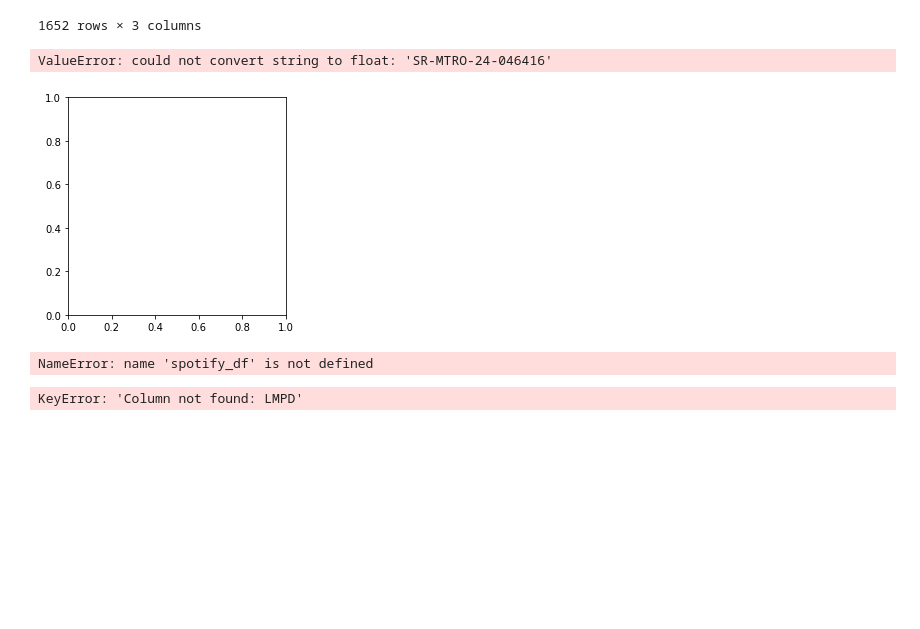
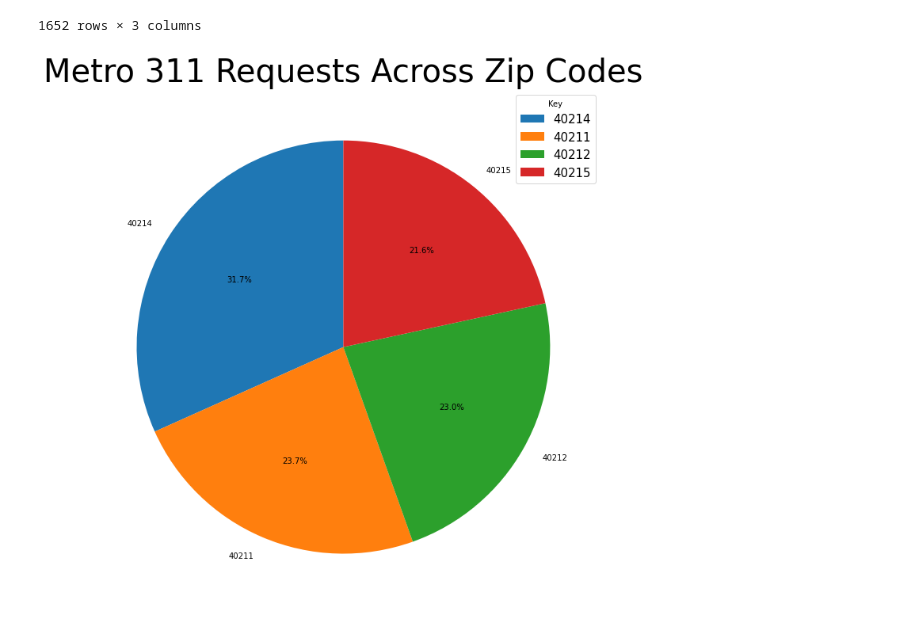
Before and after one commit to ZakM2000/Criminal_Analysis, a Jupyter notebook: Notebooks/LMPD_Crime_Analytics.ipynb, the cells around one changed output. Saved outputs shown, nothing was run; the diff lists cells and outputs as text; code cells hidden in the pictures; blank space fills up the shorter version.

```diff
--- a/Notebooks/LMPD_Crime_Analytics.ipynb
+++ b/Notebooks/LMPD_Crime_Analytics.ipynb
@@ -1321,9 +1354,3 @@ Request_Count3
 | 2 | 40211 | 331 |
 | 3 | 40212 | 320 |
 | 4 | 40215 | 301 |
-# %%
-conn = sqlite3.connect("LMPD_311_Analytics.db")
-Request_Count3 = pd.read_sql("SELECT * FROM Request_Count_3;", conn)
-Request_Count3 = Request_Count3.dropna()
-
-Request_Count3
@@ -1597,35 +1596,27 @@ Local_Crimes
 | 1651 | 99999 | 9 AGGRAVATED ASSAULT | 8 |
 1652 rows × 3 columns
 # %%
+plt.figure(figsize=(20,12))
+plt.gcf().set_facecolor("white")
 plt.pie(
-    LMPD_311_Analytics,
-    labels=None,
-    startangle=110,
-    colors=["Red","Black"],
-    autopct="%1.1f%%")
+    Request_Count3["count"].values,
+    labels=Request_Count3["zip_code"].values,
+    autopct="%1.1f%%",
+    startangle=90
+)
 
-plt.title("Crimes by Percentage")
+plt.title("Metro 311 Requests Across Zip Codes",
+          fontsize=40)
+
+
 
 plt.legend(
-    labels = LMPD_Analytics.index,
-    loc="best",
-    title="Offense"
+    labels = Request_Count3["zip_code"],
+    loc="upper right",
+    title="Key",
+    fontsize=15
 )
 
 plt.show()
 # %% [output]
-ValueError: could not convert string to float: 'SR-MTRO-24-046416'
-[figure, old version]
+[figure, new version]
-# %%
-yearly_avg = spotify_df.groupby("zip")["Total Streams (Millions)"].mean()
-yearly_avg
-# %% [output]
-NameError: name 'spotify_df' is not defined
-# %%
-category = "agency_responsible"
-values = "LMPD"
-
-platform_totals = LMPD_311_Analytics.groupby(category)[values].sum()
-platform_totals
-# %% [output]
-KeyError: 'Column not found: LMPD'
```
Also changed, not shown: parts of 20 cells of this notebook, 3 other files.
